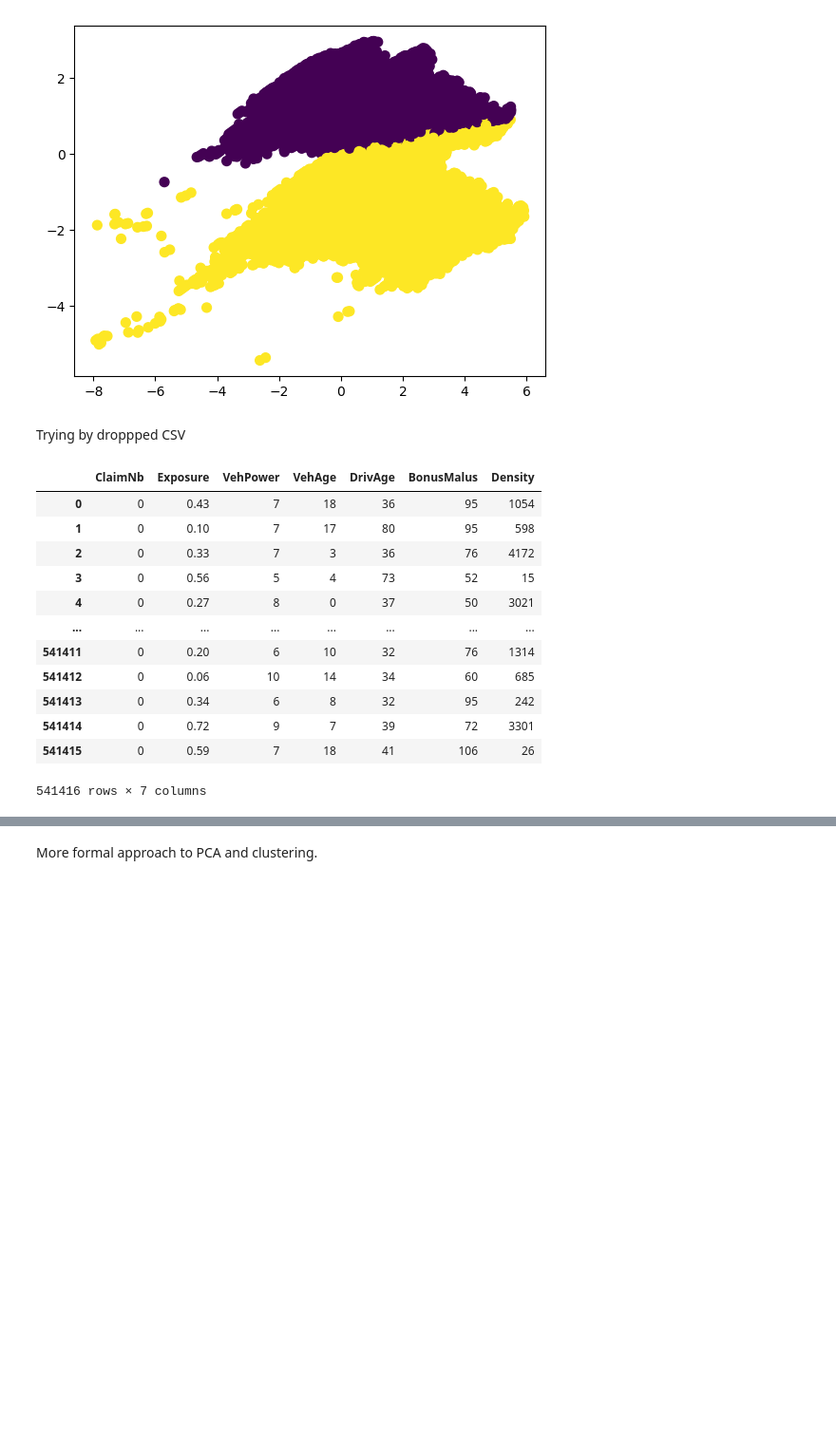
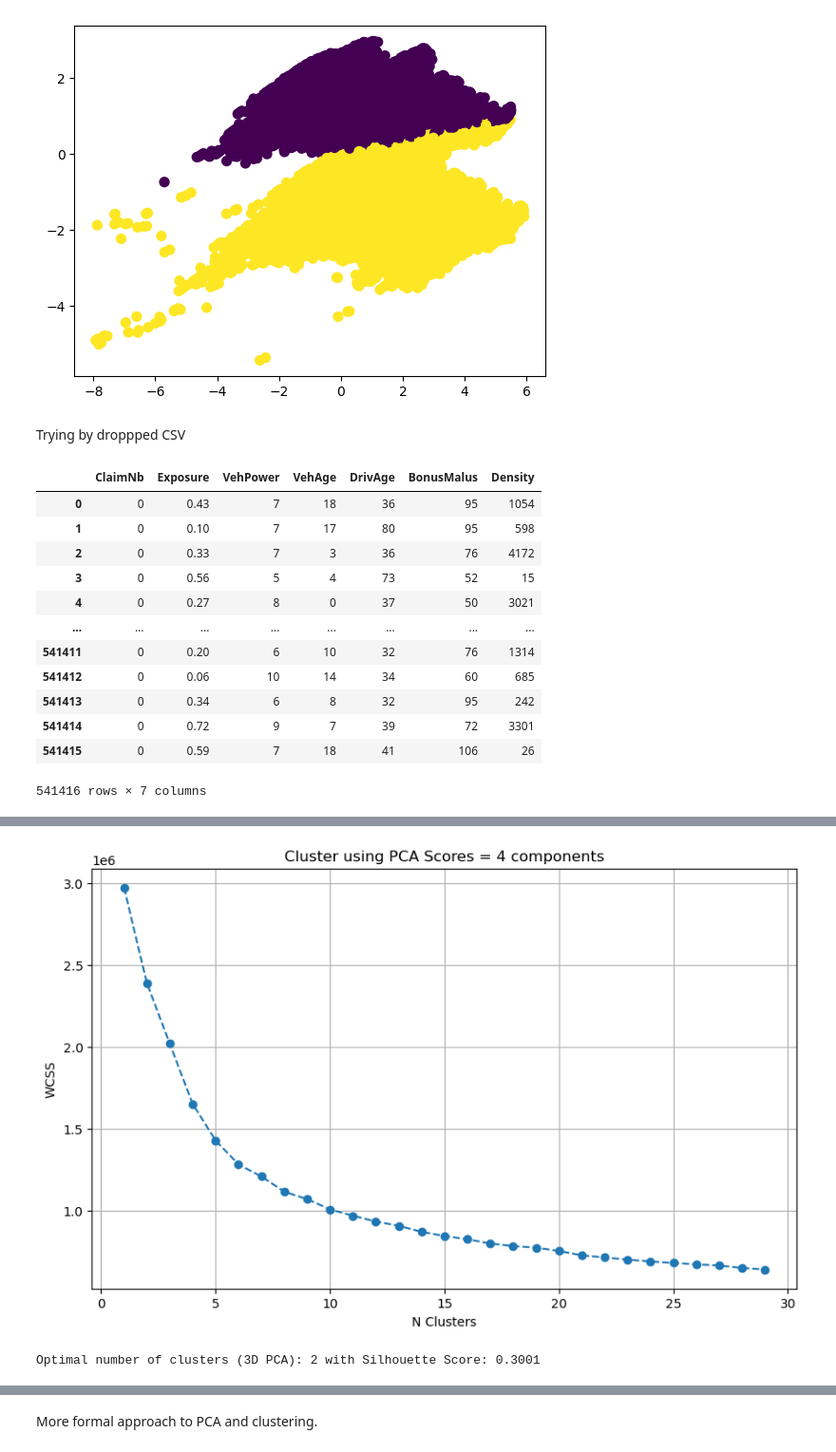
Before and after one commit to Simon-Simonsen/ML-project, a Jupyter notebook: PCA_cluster.ipynb, the cells around one changed output, grey strips where cells are left out. Shown at 95% size. Drawn from its saved outputs; the diff is of its cells as text; code cells hidden in the pictures; blank space fills up the shorter version.

```diff
--- a/PCA_cluster.ipynb
+++ b/PCA_cluster.ipynb
@@ -115,0 +150,12 @@ plt.scatter(X_pca[:,0],X_pca[:,1],c=labels, cmap='viridis', s=50)
+# %%
+sil_scores = {}
+sample_size = 10000
+for n_clusters in range(2,30):
+    kmeans = KMeans(n_clusters=n_clusters, random_state=42)
+    kmeans.fit(X_pca)
+    labels = kmeans.labels_
+    sil = silhouette_score(X_pca, labels, sample_size=sample_size, random_state=42)
+    sil_scores[n_clusters] = sil
+    #avg_sil = np.mean(sil_scores)
+
+max(sil_scores)
@@ -115,0 +189,17 @@ plt.scatter(X_pca[:,0],X_pca[:,1],c=labels, cmap='viridis', s=50)
+# %%
+scaler = StandardScaler()
+pca_4n = PCA(n_components=5)
+X_4n = df_dropped.loc[:, df_dropped.columns != 'ClaimNb']
+X_scaled_4n = scaler.fit_transform(X_4n)
+pca_4n.fit(X_scaled_4n)
+X_pca_4n = pca_4n.transform(X_scaled_4n)
+# %%
+sil_scores_4n = {}
+sample_size = 10000
+for n_clusters in range(2,30):
+    kmeans = KMeans(n_clusters=n_clusters, random_state=42)
+    kmeans.fit(X_pca_4n)
+    labels = kmeans.labels_
+    sil = silhouette_score(X_pca_4n, labels, sample_size=sample_size, random_state=42)
+    sil_scores_4n[n_clusters] = sil
+    #avg_sil = np.mean(sil_scores)
@@ -115,0 +231,17 @@ plt.scatter(X_pca[:,0],X_pca[:,1],c=labels, cmap='viridis', s=50)
+# %%
+WCSS = []
+
+for i in range(1,30):
+  kmeans_pca = KMeans(n_clusters = i, init = "k-means++", random_state = 42)
+  kmeans_pca.fit(X_pca_4n)
+  WCSS.append(kmeans_pca.inertia_)
+# %%
+plt.figure(figsize = (10,6))
+plt.plot(range(1,30), WCSS, marker = "o", linestyle = "--")
+plt.grid()
+plt.title("Cluster using PCA Scores = 4 components")
+plt.ylabel("WCSS")
+plt.xlabel("N Clusters")
+plt.show()
+# %% [output]
+[figure, added]
@@ -115,0 +264,5 @@ plt.scatter(X_pca[:,0],X_pca[:,1],c=labels, cmap='viridis', s=50)
+# %%
+k_max_3d = max(sil_scores_3d, key=sil_scores_3d.get)
+print(f"Optimal number of clusters (3D PCA): {k_max_3d} with Silhouette Score: {sil_scores_3d[k_max_3d]:.4f}")
+# %% [output]
+Optimal number of clusters (3D PCA): 2 with Silhouette Score: 0.3001
```
Also changed, not shown: parts of 34 cells of this notebook.
